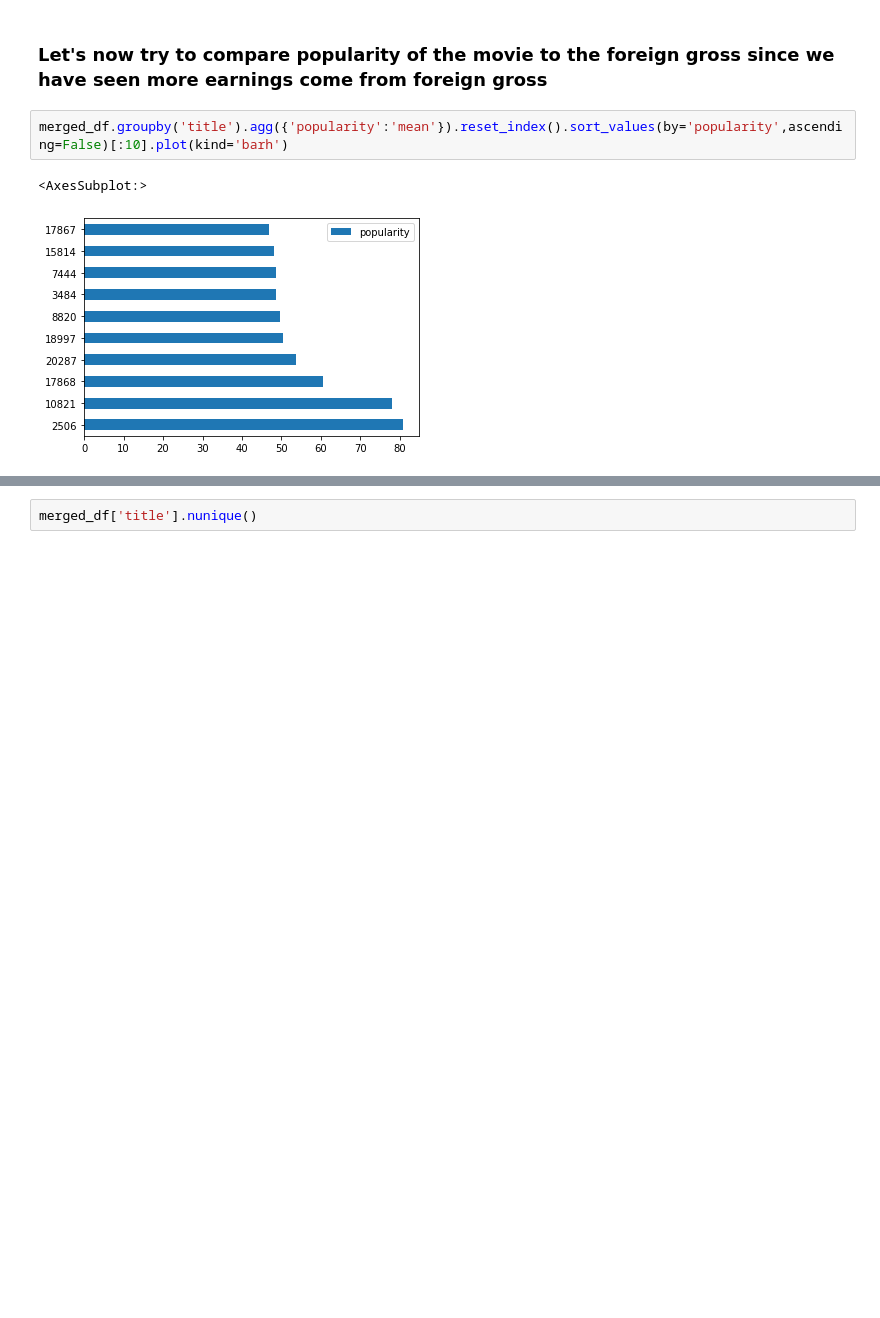
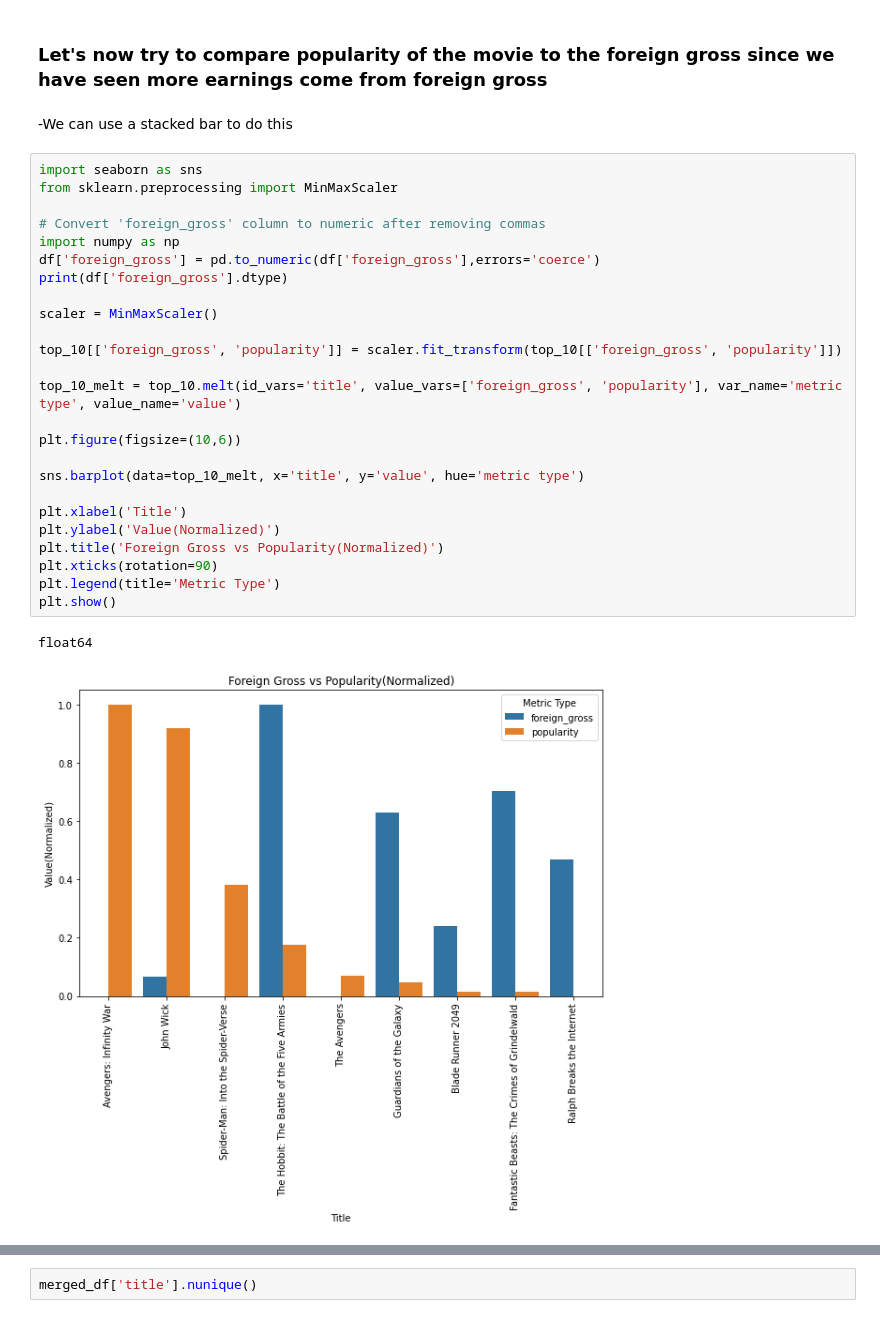
Before and after one commit to MAZSUSA/Final-Microsoft-Movies, a Jupyter notebook: index.ipynb, the cells around one changed output, grey strips where cells are left out. Saved outputs shown, nothing was run; the diff lists cells and outputs as text; blank space fills up the shorter version.

```diff
--- a/index.ipynb
+++ b/index.ipynb
@@ -330,8 +343,33 @@ plt.show()
 [figure]
 # %% [markdown]
 ### Let's now try to compare popularity of the movie to the foreign gross since we have seen more earnings come from foreign gross
-# %%
-merged_df.groupby('title').agg({'popularity':'mean'}).reset_index().sort_values(by='popularity',ascending=False)[:10].plot(kind='barh')
-# %% [output]
-<AxesSubplot:>
-[figure, removed]
+# %% [markdown]
+-We can use a stacked bar to do this
+# %%
+import seaborn as sns
+from sklearn.preprocessing import MinMaxScaler
+
+# Convert 'foreign_gross' column to numeric after removing commas
+import numpy as np
+df['foreign_gross'] = pd.to_numeric(df['foreign_gross'],errors='coerce')
+print(df['foreign_gross'].dtype)
+
+scaler = MinMaxScaler()
+
+top_10[['foreign_gross', 'popularity']] = scaler.fit_transform(top_10[['foreign_gross', 'popularity']])
+
+top_10_melt = top_10.melt(id_vars='title', value_vars=['foreign_gross', 'popularity'], var_name='metric type', value_name='value')
+
+plt.figure(figsize=(10,6))
+
+sns.barplot(data=top_10_melt, x='title', y='value', hue='metric type')
+
+plt.xlabel('Title')
+plt.ylabel('Value(Normalized)')
+plt.title('Foreign Gross vs Popularity(Normalized)')
+plt.xticks(rotation=90)
+plt.legend(title='Metric Type')
+plt.show()
+# %% [output]
+float64
+[figure, added]
```
Also changed, not shown: parts of 3 cells of this notebook.
